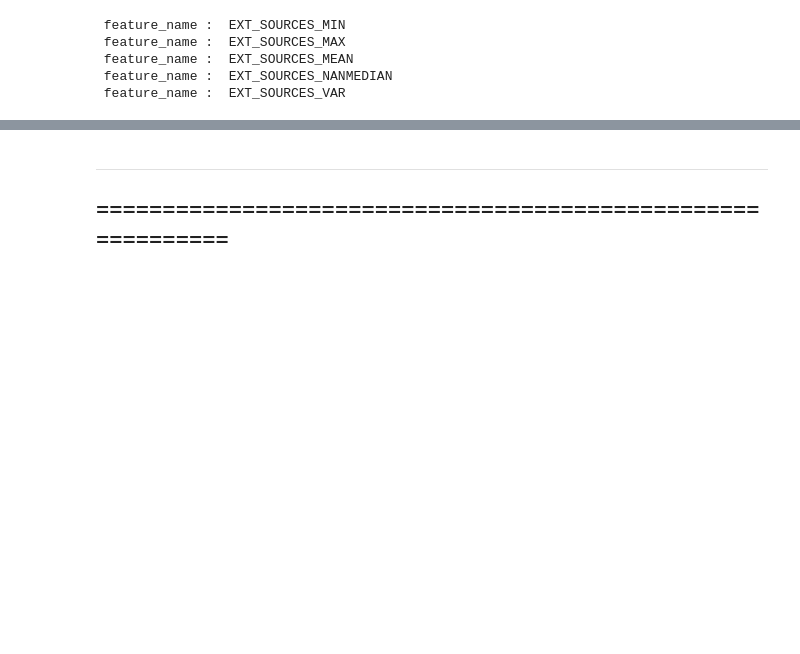
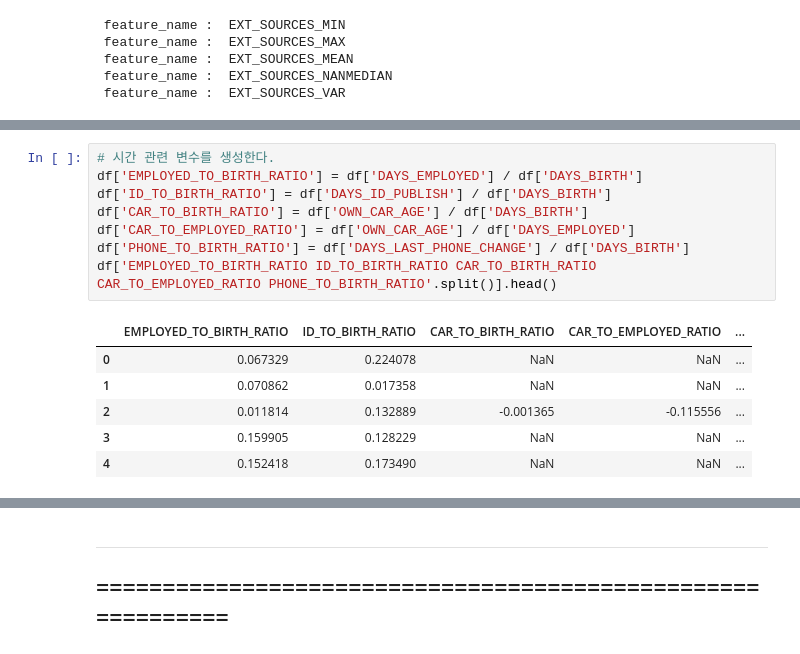
Before and after one commit to ecjang/pages, a Jupyter notebook: Kaggle/003_MultiClass_Classification_HomeCredit_LightGBM_7th.ipynb, the cells around one changed output, grey strips where cells are left out. Cells and saved outputs as stored; diff of their text form; blank space fills up the shorter version.

```diff
--- a/Kaggle/003_MultiClass_Classification_HomeCredit_LightGBM_7th.ipynb
+++ b/Kaggle/003_MultiClass_Classification_HomeCredit_LightGBM_7th.ipynb
@@ -333,0 +355,15 @@ df[['AMT_CREDIT', 'AMT_ANNUITY', 'CREDIT_TO_ANNUITY_RATIO']].head()
+# %%
+# 시간 관련 변수를 생성한다.
+df['EMPLOYED_TO_BIRTH_RATIO'] = df['DAYS_EMPLOYED'] / df['DAYS_BIRTH']
+df['ID_TO_BIRTH_RATIO'] = df['DAYS_ID_PUBLISH'] / df['DAYS_BIRTH']
+df['CAR_TO_BIRTH_RATIO'] = df['OWN_CAR_AGE'] / df['DAYS_BIRTH']
+df['CAR_TO_EMPLOYED_RATIO'] = df['OWN_CAR_AGE'] / df['DAYS_EMPLOYED']
+df['PHONE_TO_BIRTH_RATIO'] = df['DAYS_LAST_PHONE_CHANGE'] / df['DAYS_BIRTH']
+df['EMPLOYED_TO_BIRTH_RATIO ID_TO_BIRTH_RATIO CAR_TO_BIRTH_RATIO CAR_TO_EMPLOYED_RATIO PHONE_TO_BIRTH_RATIO'.split()].head()
+# %% [output]
+|  | EMPLOYED_TO_BIRTH_RATIO | ID_TO_BIRTH_RATIO | CAR_TO_BIRTH_RATIO | CAR_TO_EMPLOYED_RATIO | ... |
+| 0 | 0.067329 | 0.224078 | NaN | NaN | ... |
+| 1 | 0.070862 | 0.017358 | NaN | NaN | ... |
+| 2 | 0.011814 | 0.132889 | -0.001365 | -0.115556 | ... |
+| 3 | 0.159905 | 0.128229 | NaN | NaN | ... |
+| 4 | 0.152418 | 0.173490 | NaN | NaN | ... |
```
Also changed, not shown: parts of 13 cells of this notebook.
